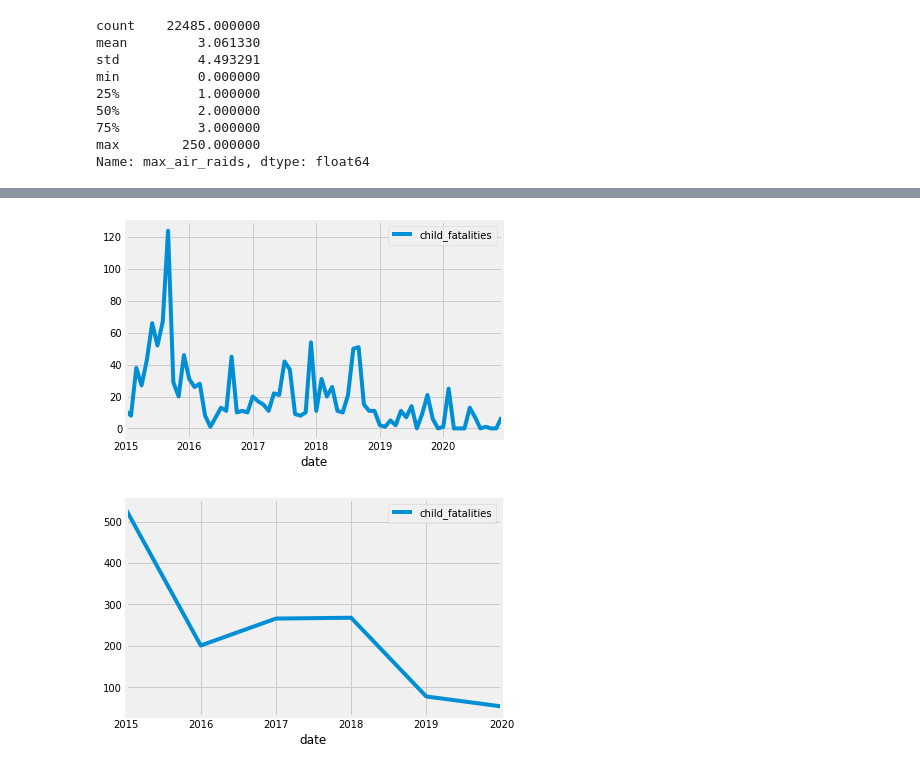
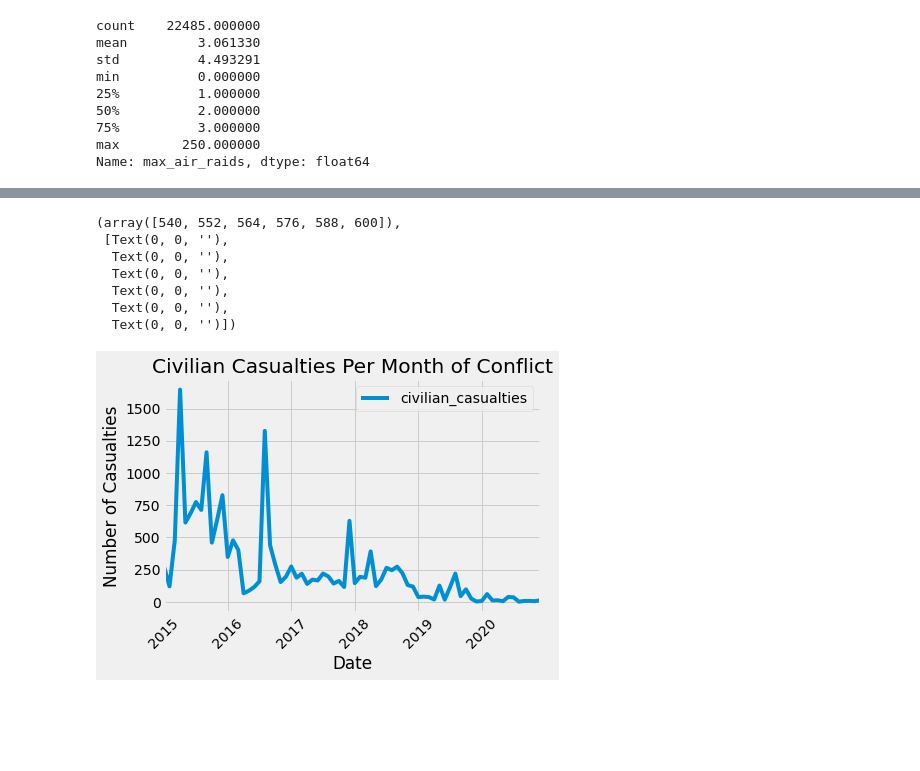
Before and after one commit to gnelsonpr6/yemen_air_raids, a Jupyter notebook: eda_notebook.ipynb, the cells around one changed output, grey strips where cells are left out. Saved outputs shown, nothing was run; the diff lists cells and outputs as text; code cells hidden in the pictures; blank space fills up the shorter version.

```diff
--- a/eda_notebook.ipynb
+++ b/eda_notebook.ipynb
@@ -270,8 +297,0 @@ df_by_day.plot(y='child_fatalities', use_index=True);
-# %%
-df_by_month.plot(y='child_fatalities', use_index=True);
-# %% [output]
-[figure, removed]
-# %%
-df_by_year.plot(y='child_fatalities', use_index=True);
-# %% [output]
-[figure, removed]
@@ -277,0 +301,15 @@ df_by_year.plot(y='child_fatalities', use_index=True);
+# %%
+df_by_month.plot(y='civilian_casualties', use_index=True);
+plt.title('Civilian Casualties Per Month of Conflict')
+plt.ylabel('Number of Casualties')
+plt.xlabel('Date')
+plt.xticks(rotation= 45)
+# %% [output]
+(array([540, 552, 564, 576, 588, 600]),
+ [Text(0, 0, ''),
+  Text(0, 0, ''),
+  Text(0, 0, ''),
+  Text(0, 0, ''),
+  Text(0, 0, ''),
+  Text(0, 0, '')])
+[figure, added]
```
Also changed, not shown: parts of 37 cells of this notebook.
